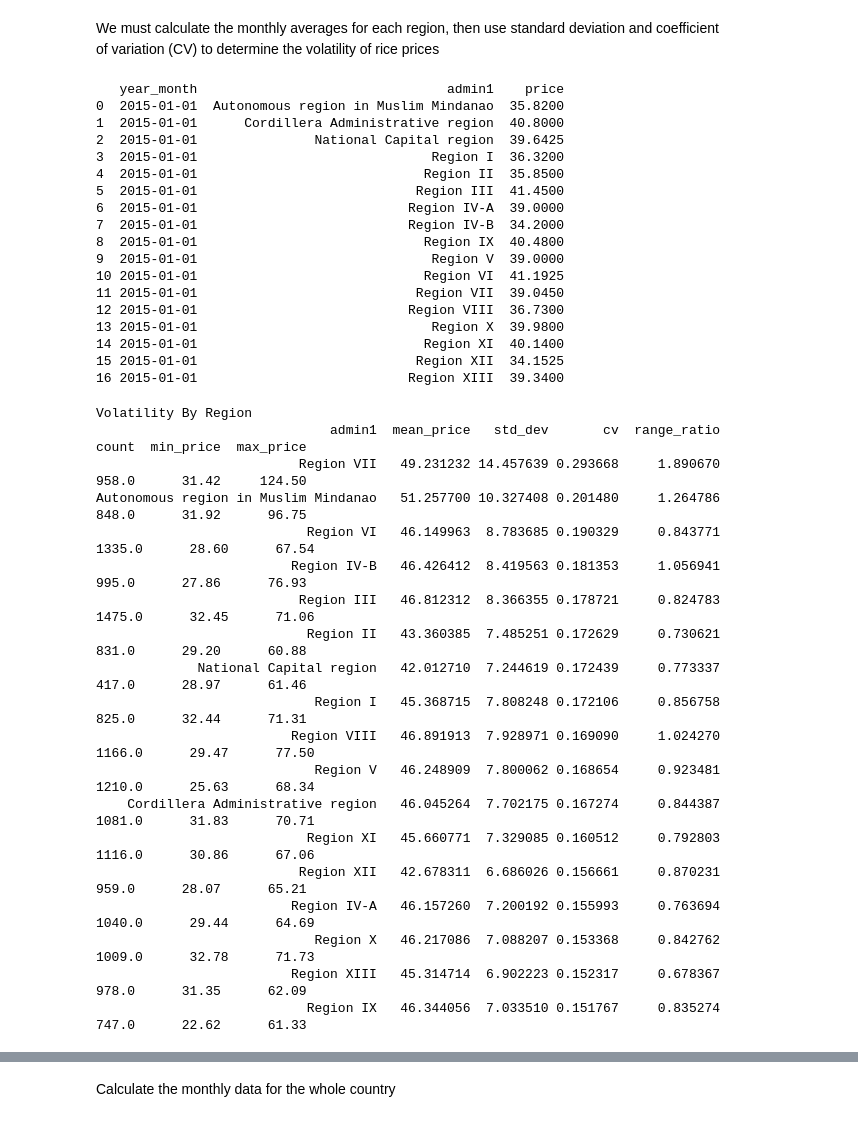
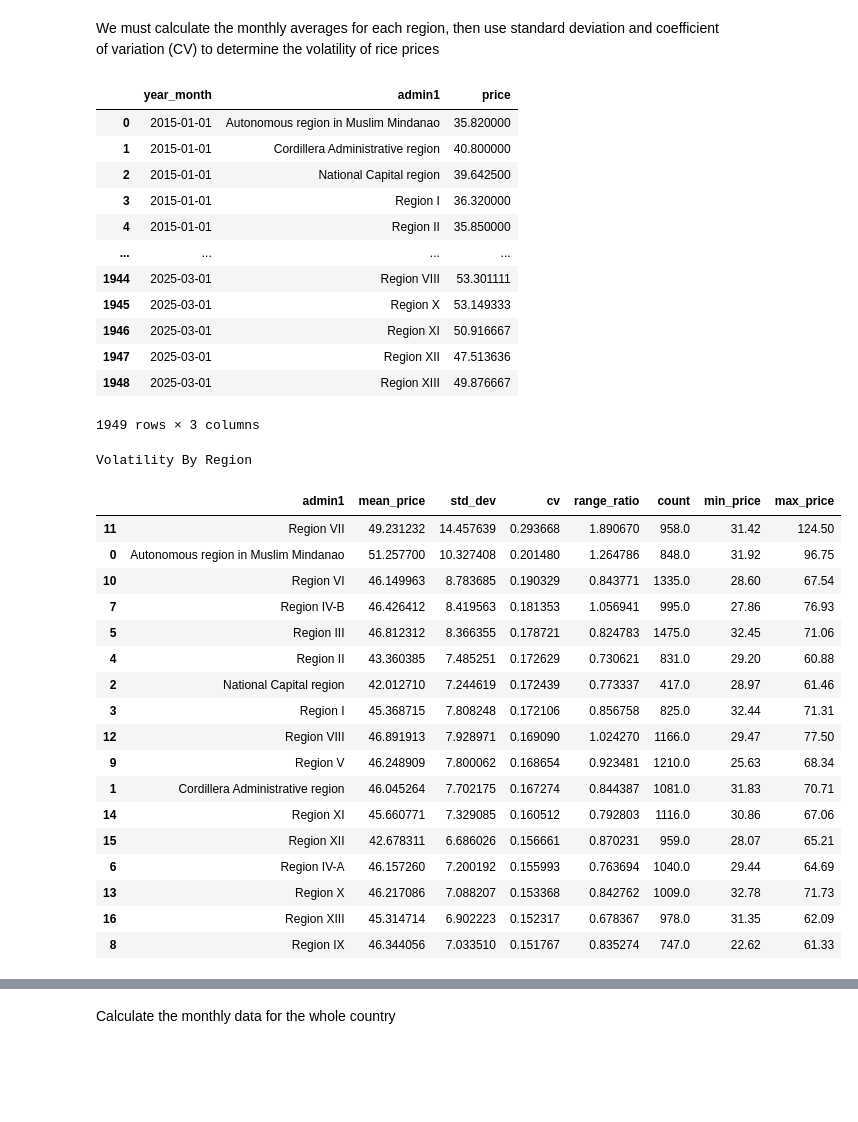
Before and after one commit to JohnCarloSabenorio/GrainShift, a Jupyter notebook: backend/grainshift.ipynb, the cells around one changed output, grey strips where cells are left out. Cells and saved outputs as stored; diff of their text form; code cells hidden in the pictures; blank space fills up the shorter version.

```diff
--- a/backend/grainshift.ipynb
+++ b/backend/grainshift.ipynb
@@ -418,26 +419,21 @@ monthly_rice_price["year_month"] = monthly_rice_price["date"].dt.to_period("M")
 monthly_avg_by_region = monthly_rice_price.groupby(["year_month", "admin1"])["price"].mean().reset_index()
 monthly_avg_by_region['year_month'] = monthly_avg_by_region['year_month'].dt.to_timestamp()
 
-print(monthly_avg_by_region.head(17))
+monthly_avg_by_region
 # %% [output]
+|  | year_month | admin1 | price |
+| 0 | 2015-01-01 | Autonomous region in Muslim Mindanao | 35.820000 |
+| 1 | 2015-01-01 | Cordillera Administrative region | 40.800000 |
+| 2 | 2015-01-01 | National Capital region | 39.642500 |
+| 3 | 2015-01-01 | Region I | 36.320000 |
+| 4 | 2015-01-01 | Region II | 35.850000 |
+| ... | ... | ... | ... |
+| 1944 | 2025-03-01 | Region VIII | 53.301111 |
+| 1945 | 2025-03-01 | Region X | 53.149333 |
+| 1946 | 2025-03-01 | Region XI | 50.916667 |
+| 1947 | 2025-03-01 | Region XII | 47.513636 |
+| 1948 | 2025-03-01 | Region XIII | 49.876667 |
-   year_month                                admin1    price
-0  2015-01-01  Autonomous region in Muslim Mindanao  35.8200
-1  2015-01-01      Cordillera Administrative region  40.8000
-2  2015-01-01               National Capital region  39.6425
-3  2015-01-01                              Region I  36.3200
-4  2015-01-01                             Region II  35.8500
-5  2015-01-01                            Region III  41.4500
-6  2015-01-01                           Region IV-A  39.0000
-7  2015-01-01                           Region IV-B  34.2000
-8  2015-01-01                             Region IX  40.4800
-9  2015-01-01                              Region V  39.0000
-10 2015-01-01                             Region VI  41.1925
-11 2015-01-01                            Region VII  39.0450
-12 2015-01-01                           Region VIII  36.7300
-13 2015-01-01                              Region X  39.9800
-14 2015-01-01                             Region XI  40.1400
-15 2015-01-01                            Region XII  34.1525
-16 2015-01-01                           Region XIII  39.3400
+1949 rows × 3 columns
 # %%
 volatility_metrics = {}
 # %%
@@ -465,29 +461,30 @@ def calculate_volatility(group):
     })
 # %%
 # Calculate volatility by Region
-volatility_by_region = all_rice_df.groupby('admin1').apply(calculate_volatility).reset_index()
+volatility_by_region = all_rice_df.groupby('admin1').apply(calculate_volatility, include_groups = False).reset_index()
 volatility_by_region = volatility_by_region.sort_values('cv', ascending=False)
+
 print("Volatility By Region")
-print(volatility_by_region.head(17).to_string(index=False))
+volatility_by_region.head(20)
 # %% [output]
 Volatility By Region
-                              admin1  mean_price   std_dev       cv  range_ratio  count  min_price  max_price
-                          Region VII   49.231232 14.457639 0.293668     1.890670  958.0      31.42     124.50
-Autonomous region in Muslim Mindanao   51.257700 10.327408 0.201480     1.264786  848.0      31.92      96.75
-                           Region VI   46.149963  8.783685 0.190329     0.843771 1335.0      28.60      67.54
-                         Region IV-B   46.426412  8.419563 0.181353     1.056941  995.0      27.86      76.93
-                          Region III   46.812312  8.366355 0.178721     0.824783 1475.0      32.45      71.06
-                           Region II   43.360385  7.485251 0.172629     0.730621  831.0      29.20      60.88
-             National Capital region   42.012710  7.244619 0.172439     0.773337  417.0      28.97      61.46
-                            Region I   45.368715  7.808248 0.172106     0.856758  825.0      32.44      71.31
-                         Region VIII   46.891913  7.928971 0.169090     1.024270 1166.0      29.47      77.50
-                            Region V   46.248909  7.800062 0.168654     0.923481 1210.0      25.63      68.34
-    Cordillera Administrative region   46.045264  7.702175 0.167274     0.844387 1081.0      31.83      70.71
-                           Region XI   45.660771  7.329085 0.160512     0.792803 1116.0      30.86      67.06
-                          Region XII   42.678311  6.686026 0.156661     0.870231  959.0      28.07      65.21
-                         Region IV-A   46.157260  7.200192 0.155993     0.763694 1040.0      29.44      64.69
-                            Region X   46.217086  7.088207 0.153368     0.842762 1009.0      32.78      71.73
-                         Region XIII   45.314714  6.902223 0.152317     0.678367  978.0      31.35      62.09
-                           Region IX   46.344056  7.033510 0.151767     0.835274  747.0      22.62      61.33
+|  | admin1 | mean_price | std_dev | cv | range_ratio | count | min_price | max_price |
+| 11 | Region VII | 49.231232 | 14.457639 | 0.293668 | 1.890670 | 958.0 | 31.42 | 124.50 |
+| 0 | Autonomous region in Muslim Mindanao | 51.257700 | 10.327408 | 0.201480 | 1.264786 | 848.0 | 31.92 | 96.75 |
+| 10 | Region VI | 46.149963 | 8.783685 | 0.190329 | 0.843771 | 1335.0 | 28.60 | 67.54 |
+| 7 | Region IV-B | 46.426412 | 8.419563 | 0.181353 | 1.056941 | 995.0 | 27.86 | 76.93 |
+| 5 | Region III | 46.812312 | 8.366355 | 0.178721 | 0.824783 | 1475.0 | 32.45 | 71.06 |
+| 4 | Region II | 43.360385 | 7.485251 | 0.172629 | 0.730621 | 831.0 | 29.20 | 60.88 |
+| 2 | National Capital region | 42.012710 | 7.244619 | 0.172439 | 0.773337 | 417.0 | 28.97 | 61.46 |
+| 3 | Region I | 45.368715 | 7.808248 | 0.172106 | 0.856758 | 825.0 | 32.44 | 71.31 |
+| 12 | Region VIII | 46.891913 | 7.928971 | 0.169090 | 1.024270 | 1166.0 | 29.47 | 77.50 |
+| 9 | Region V | 46.248909 | 7.800062 | 0.168654 | 0.923481 | 1210.0 | 25.63 | 68.34 |
+| 1 | Cordillera Administrative region | 46.045264 | 7.702175 | 0.167274 | 0.844387 | 1081.0 | 31.83 | 70.71 |
+| 14 | Region XI | 45.660771 | 7.329085 | 0.160512 | 0.792803 | 1116.0 | 30.86 | 67.06 |
+| 15 | Region XII | 42.678311 | 6.686026 | 0.156661 | 0.870231 | 959.0 | 28.07 | 65.21 |
+| 6 | Region IV-A | 46.157260 | 7.200192 | 0.155993 | 0.763694 | 1040.0 | 29.44 | 64.69 |
+| 13 | Region X | 46.217086 | 7.088207 | 0.153368 | 0.842762 | 1009.0 | 32.78 | 71.73 |
+| 16 | Region XIII | 45.314714 | 6.902223 | 0.152317 | 0.678367 | 978.0 | 31.35 | 62.09 |
+| 8 | Region IX | 46.344056 | 7.033510 | 0.151767 | 0.835274 | 747.0 | 22.62 | 61.33 |
 # %%
 # Calculate volatility by Province
```
Also changed, not shown: parts of 16 cells of this notebook.
